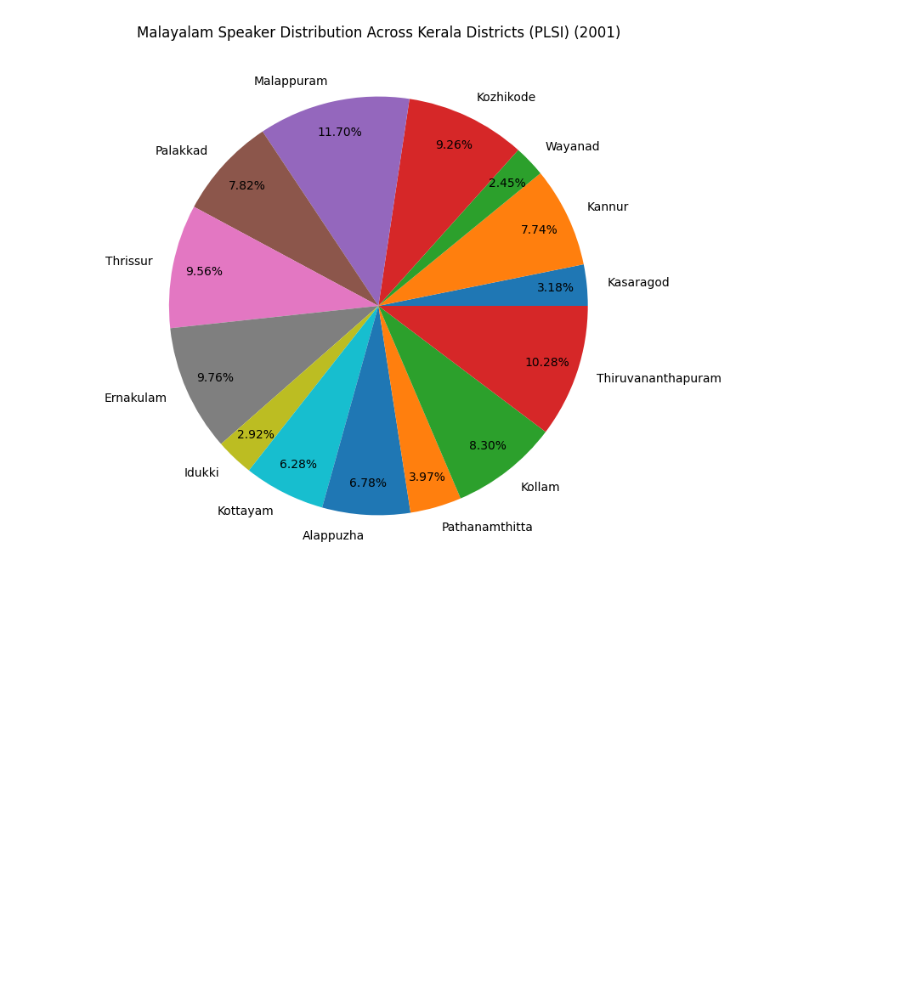
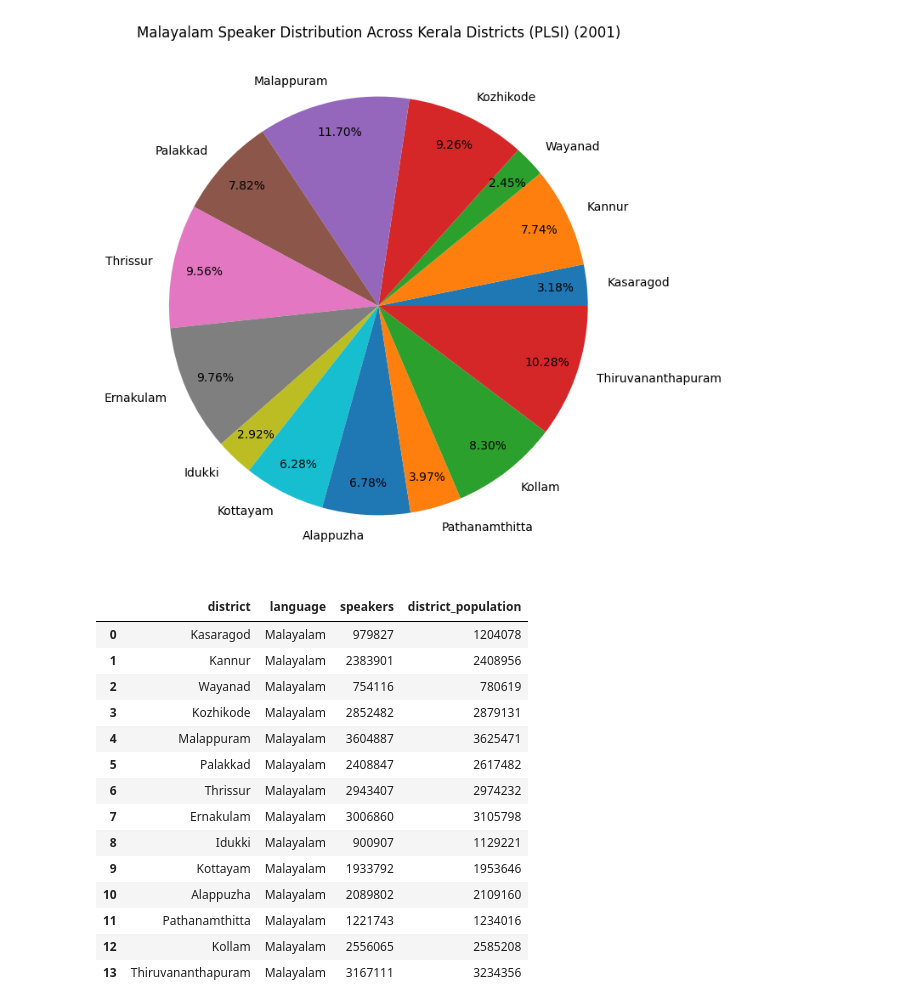
Before and after one commit to squishridyvi/Geographical-Distribution-Mapping-of-Dravidian-Languages-, a Jupyter notebook: Geographical Distribution of Dravidian Languages.ipynb, the cells around one changed output. Cells and saved outputs as stored; diff of their text form; code cells hidden in the pictures; blank space fills up the shorter version.

```diff
--- a/Geographical Distribution of Dravidian Languages.ipynb
+++ b/Geographical Distribution of Dravidian Languages.ipynb
@@ -2280,0 +2283,20 @@ ax.set_title(
+# %%
+## Let's try scatter plot
+mal_proportion_df = pd.read_csv("malayalam_perc_district_mapping_popl_plsi.csv")
+mal_proportion_df
+# %% [output]
+|  | district | language | speakers | district_population |
+| 0 | Kasaragod | Malayalam | 979827 | 1204078 |
+| 1 | Kannur | Malayalam | 2383901 | 2408956 |
+| 2 | Wayanad | Malayalam | 754116 | 780619 |
+| 3 | Kozhikode | Malayalam | 2852482 | 2879131 |
+| 4 | Malappuram | Malayalam | 3604887 | 3625471 |
+| 5 | Palakkad | Malayalam | 2408847 | 2617482 |
+| 6 | Thrissur | Malayalam | 2943407 | 2974232 |
+| 7 | Ernakulam | Malayalam | 3006860 | 3105798 |
+| 8 | Idukki | Malayalam | 900907 | 1129221 |
+| 9 | Kottayam | Malayalam | 1933792 | 1953646 |
+| 10 | Alappuzha | Malayalam | 2089802 | 2109160 |
+| 11 | Pathanamthitta | Malayalam | 1221743 | 1234016 |
+| 12 | Kollam | Malayalam | 2556065 | 2585208 |
+| 13 | Thiruvananthapuram | Malayalam | 3167111 | 3234356 |
```
Also changed, not shown: parts of 5 cells of this notebook.
